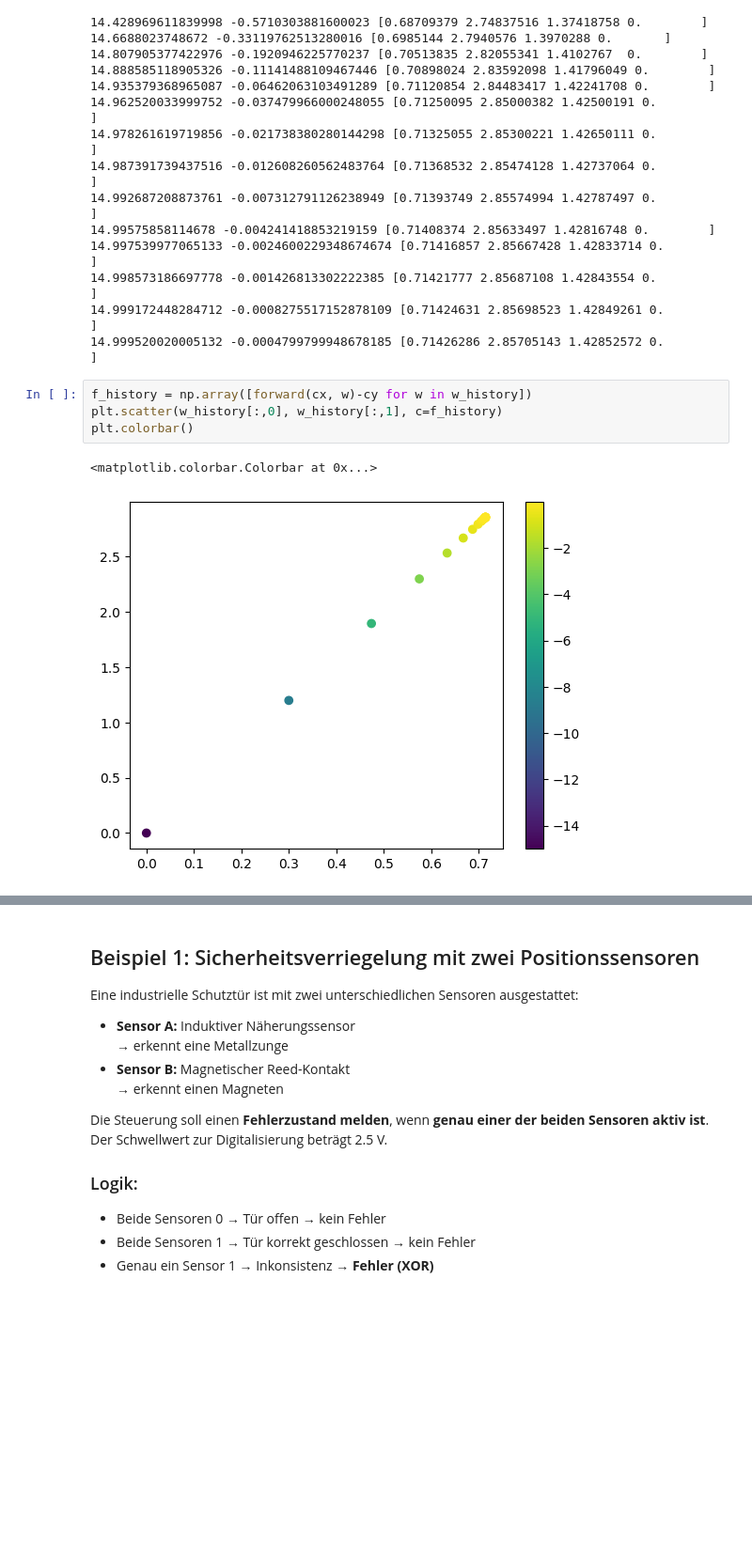
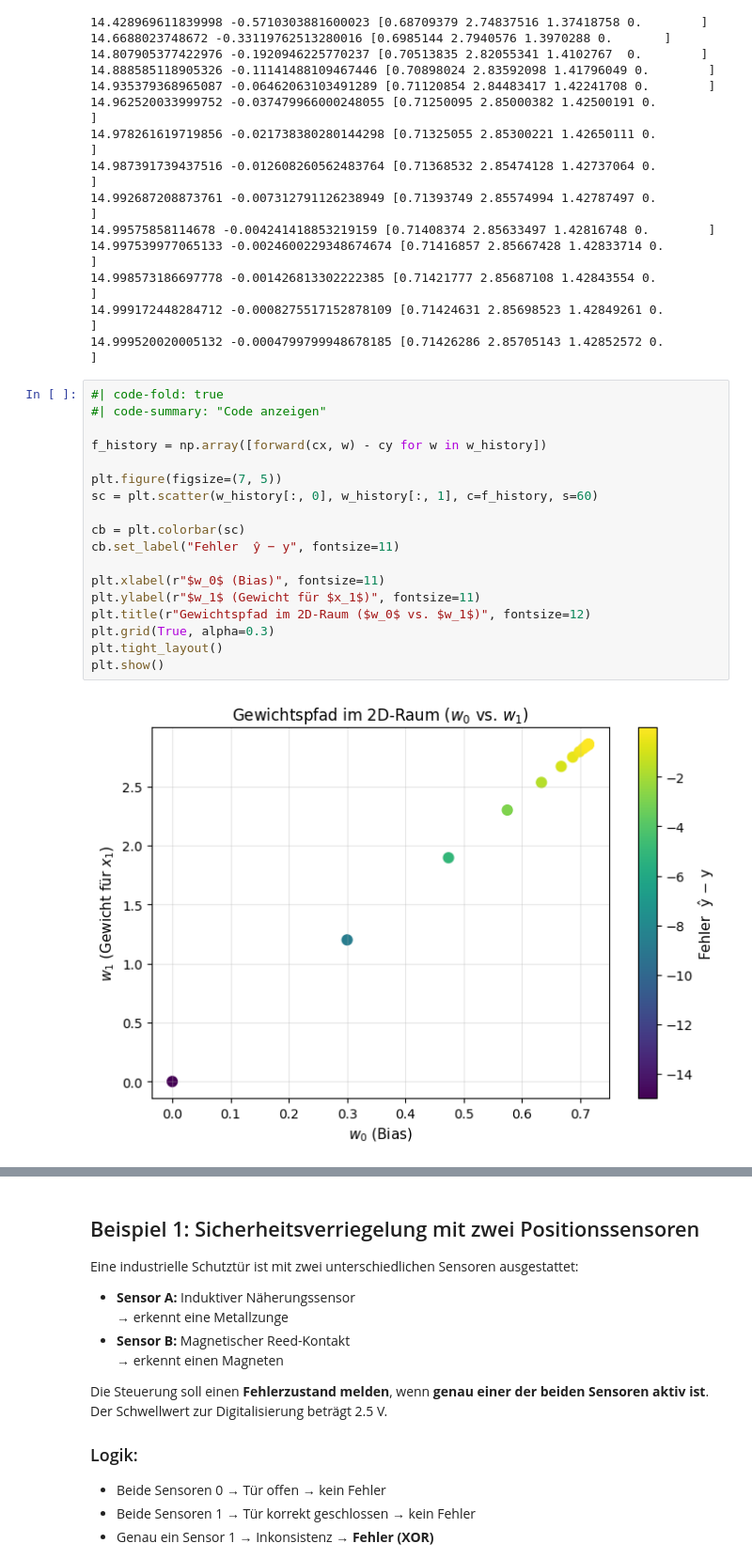
Before and after one commit to ArnoldIntelligence/KI-Vorlesung, a Jupyter notebook: notebooks/03-ueberwachtes_lernen.ipynb, the cells around one changed output, grey strips where cells are left out. Shown at 94% size. Cells and saved outputs as stored; diff of their text form; blank space fills up the shorter version.

```diff
--- a/notebooks/03-ueberwachtes_lernen.ipynb
+++ b/notebooks/03-ueberwachtes_lernen.ipynb
@@ -219,10 +233,23 @@ w_history = np.array(w_history)
 14.998573186697778 -0.001426813302222385 [0.71421777 2.85687108 1.42843554 0.        ]
 14.999172448284712 -0.0008275517152878109 [0.71424631 2.85698523 1.42849261 0.        ]
 14.999520020005132 -0.0004799799948678185 [0.71426286 2.85705143 1.42852572 0.        ]
-# %%
-f_history = np.array([forward(cx, w)-cy for w in w_history])
-plt.scatter(w_history[:,0], w_history[:,1], c=f_history)
-plt.colorbar()
-# %% [output]
-<matplotlib.colorbar.Colorbar at 0x...>
-[figure, removed]
+# %%
+#| code-fold: true
+#| code-summary: "Code anzeigen"
+
+f_history = np.array([forward(cx, w) - cy for w in w_history])
+
+plt.figure(figsize=(7, 5))
+sc = plt.scatter(w_history[:, 0], w_history[:, 1], c=f_history, s=60)
+
+cb = plt.colorbar(sc)
+cb.set_label("Fehler  ŷ − y", fontsize=11)
+
+plt.xlabel(r"$w_0$ (Bias)", fontsize=11)
+plt.ylabel(r"$w_1$ (Gewicht für $x_1$)", fontsize=11)
+plt.title(r"Gewichtspfad im 2D-Raum ($w_0$ vs. $w_1$)", fontsize=12)
+plt.grid(True, alpha=0.3)
+plt.tight_layout()
+plt.show()
+# %% [output]
+[figure, added]
```
Also changed, not shown: parts of 52 cells of this notebook, 6 other files.
